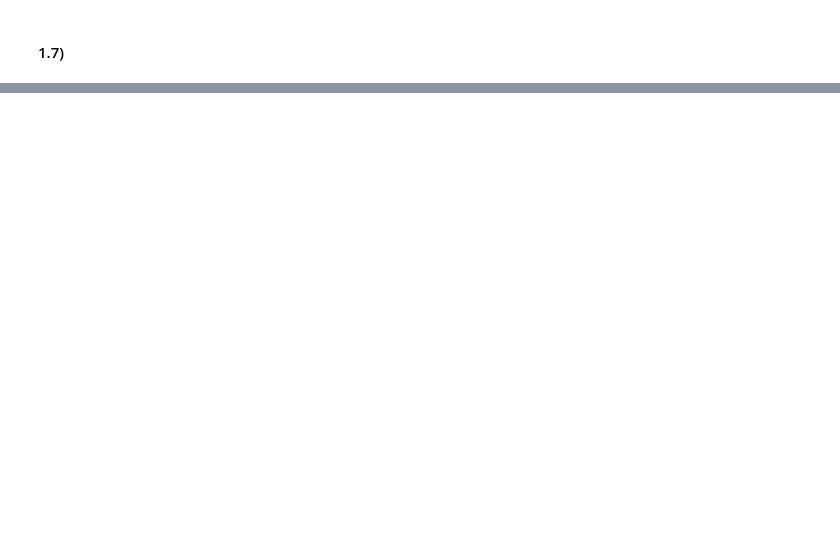
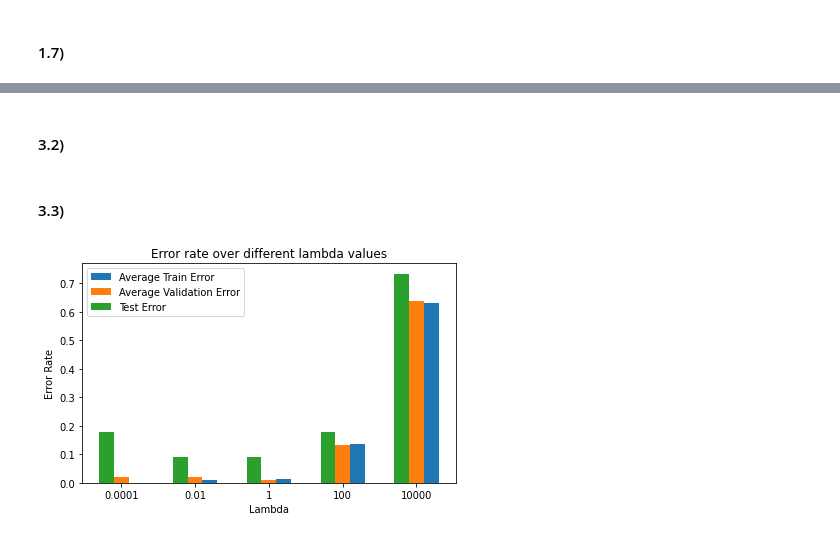
Before and after one commit to OfekGlick/Homework, a Jupyter notebook: ML/ML_EX_3.ipynb, the cells around one changed output, grey strips where cells are left out. Drawn from its saved outputs; the diff is of its cells as text; code cells hidden in the pictures; blank space fills up the shorter version.

```diff
--- a/ML/ML_EX_3.ipynb
+++ b/ML/ML_EX_3.ipynb
@@ -67,0 +122,50 @@ plt.show()
+# %% [markdown]
+#### 3.2)
+# %%
+def logistical_regression_results(X_train, y_train, X_test, y_test):
+    C = [1 / 1e-4, 1 / 1e-2, 1, 1 / 1e2, 1 / 1e4]
+    res = dict()
+    from sklearn.linear_model import LogisticRegression
+    for c in C:
+        model = LogisticRegression(C=c, max_iter=10000)
+        avg_train_err, avg_val_err = cross_validation_error(X_train, y_train, model, 5)
+        model.fit(X_train, y_train)
+        pred = model.predict(X_test)
+        test_err = 1 - (np.sum(pred == y_test) / len(y_test))
+        res['logistic_regression_lambda_' + str(1 / c)] = (avg_train_err, avg_val_err, test_err)
+    return res
+# %% [markdown]
+#### 3.3)
+# %%
+from sklearn.datasets import load_iris
+
+iris_data = load_iris()
+X, y = iris_data['data'], iris_data['target']
+from sklearn.model_selection import train_test_split
+
+X_train, X_test, y_train, y_test = train_test_split(X, y, test_size=0.3, random_state=7)
+res = logistical_regression_results(X_train, y_train, X_test, y_test)
+lambdas = [0.0001, 0.01, 1, 100, 10000]
+x = np.arange(len(lambdas))
+width = 0.20
+average_train_error = []
+average_val_error = []
+test_error = []
+for i in res.values():
+    average_train_error.append(i[0])
+    average_val_error.append(i[1])
+    test_error.append(i[2])
+fig, ax = plt.subplots()
+ax.bar(x + width, average_train_error, width, label="Average Train Error")
+ax.bar(x, average_val_error, width, label="Average Validation Error")
+ax.bar(x - width, test_error, width, label="Test Error")
+ax.set_ylabel("Error Rate")
+ax.set_xlabel("Lambda")
+ax.set_title("Error rate over different lambda values")
+ax.set_xticks(x)
+ax.set_xticklabels(lambdas)
+ax.legend()
+fig.tight_layout()
+plt.show()
+# %% [output]
+[figure, added]
```
Also changed, not shown: parts of 8 cells of this notebook, 1 other file.
